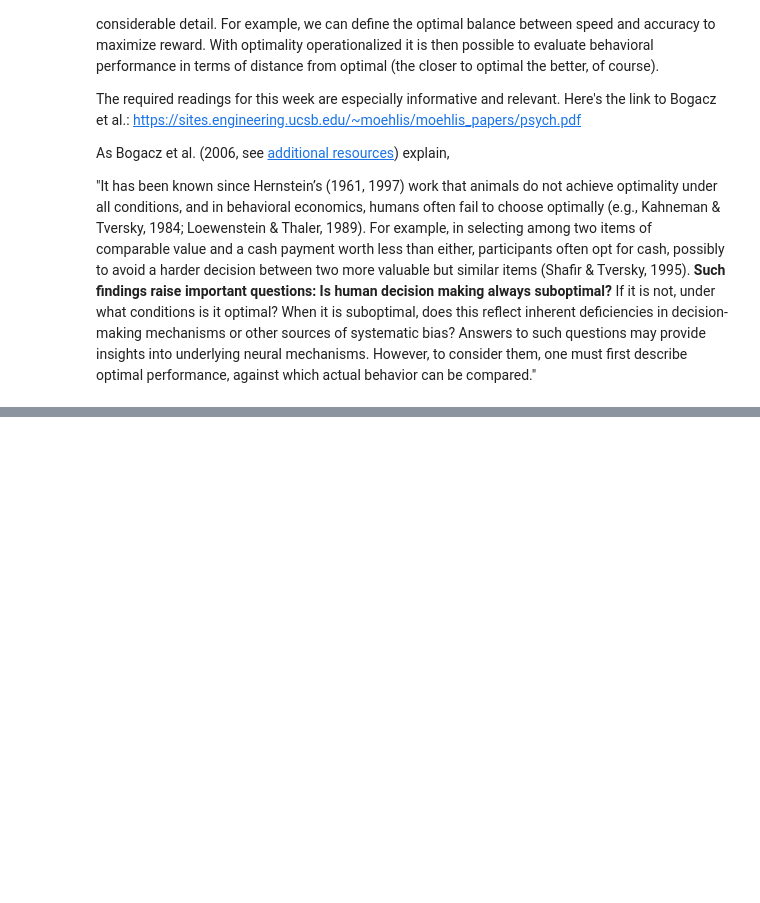
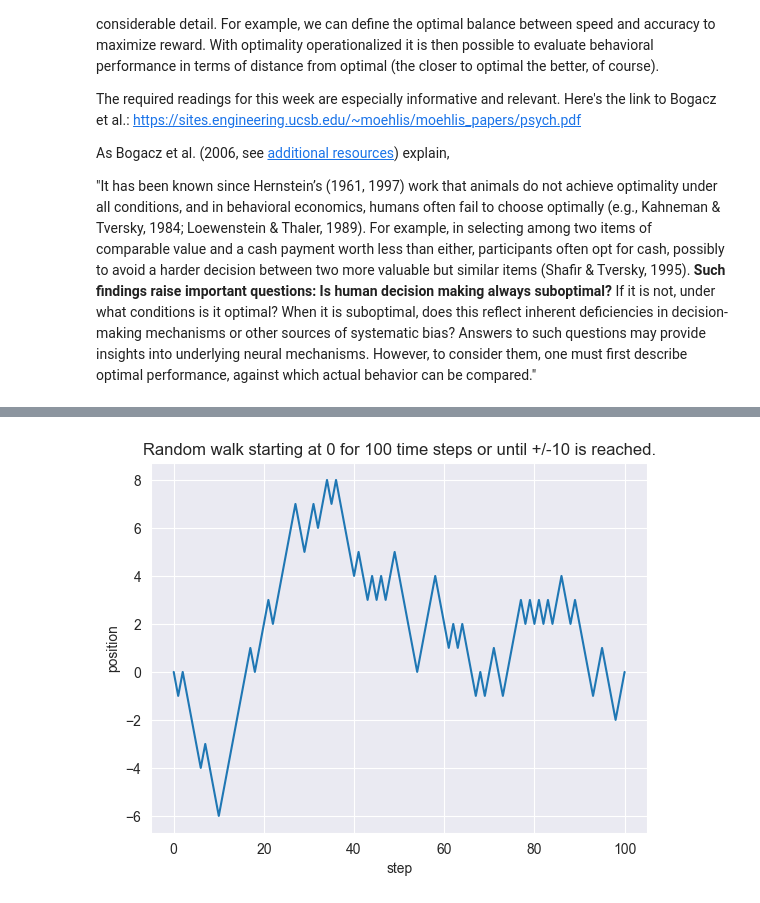
Before and after one commit to younesStrittmatter/502B, a Jupyter notebook: book/content/Decision Making/notebooks/1 Drift Diffusion Models.ipynb, the cells around one changed output, grey strips where cells are left out. Drawn from its saved outputs; the diff is of its cells as text; code cells hidden in the pictures; blank space fills up the shorter version.

```diff
--- a/book/content/Decision Making/notebooks/1 Drift Diffusion Models.ipynb
+++ b/book/content/Decision Making/notebooks/1 Drift Diffusion Models.ipynb
@@ -35,0 +79,33 @@ How do you know how quickly to respond? Bogacz et al. (2006) state,
+# %%
+# Defining the probability to move up (probability to move down is 1 - prob)
+probability = .5
+
+# Defining the starting position
+bias = 0
+positions = [bias]
+
+# Defining the maximum number of steps
+n_steps = 100
+
+# Defining the threshold of the walk
+threshold = 10
+
+# Creating a list of random numbers to decide the direction of the walk
+random_list = np.random.random(n_steps)
+direction = [1 if i < probability else -1 for i in random_list]
+
+# Bounds the walk at +/-threshold
+for dr in direction:
+    positions.append(positions[-1] + dr)
+    if positions[-1] > threshold or positions[-1] < -threshold:
+        break
+
+
+# plotting down the graph of the random walk in 1D
+plt.plot(positions)
+plt.xlabel('step')
+plt.ylabel('position')
+plt.title(f'Random walk starting at {bias} for {n_steps} time steps or until +/-{threshold} is reached.')
+plt.show()
+# %% [output]
+[figure, added]
```
Also changed, not shown: parts of 9 cells of this notebook, 9 other files.
